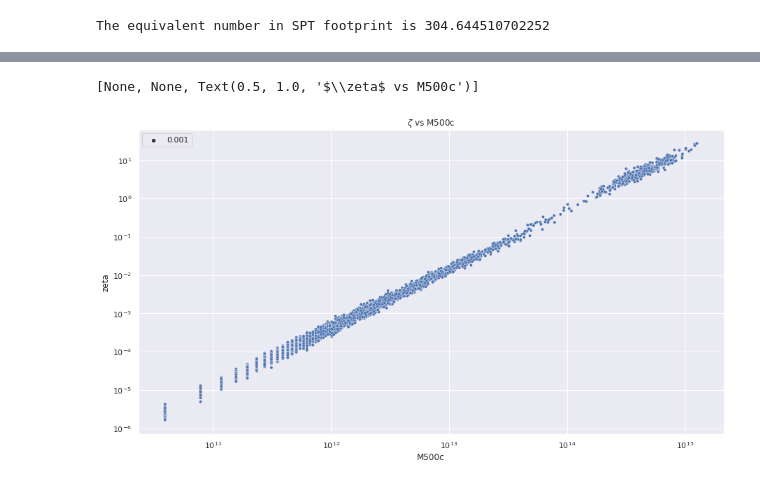
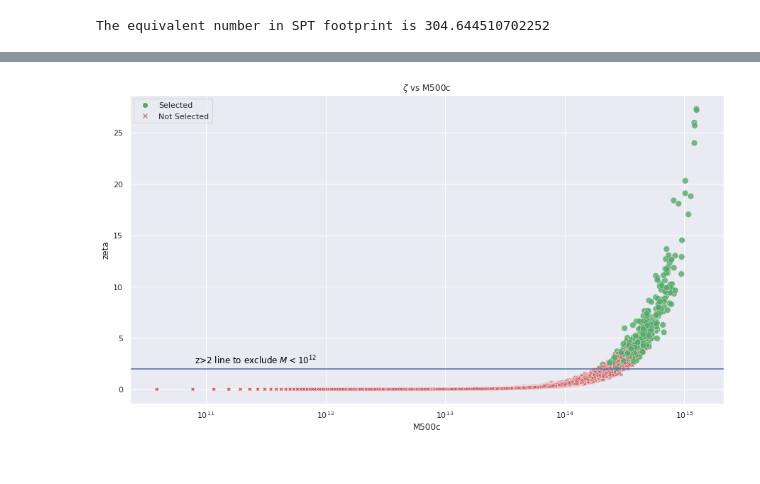
Before and after one commit to zchvsre/des_spt_selection, a Jupyter notebook: assign_zeta.ipynb, the cells around one changed output, grey strips where cells are left out. Drawn from its saved outputs; the diff is of its cells as text; code cells hidden in the pictures.

```diff
--- a/assign_zeta.ipynb
+++ b/assign_zeta.ipynb
@@ -69,11 +70,14 @@ list(f.keys())
 ['halos']
 # %%
 halos = f['halos']
-#print(halos.dtype)
+print(halos.dtype)
 m500c = halos['alt_m_SO'][:,2]
+m200b = halos['alt_m_SO'][:,0]
 pos_x = halos['pos'][:,0]
 pos_y = halos['pos'][:,1]
 pos_z = halos['pos'][:,2]
+halo_id = halos['id']
+parent_id = halos['parent_id']
 number = len(m500c)
 z = 0.3
 z_column = z*np.ones(number)
@@ -88,8 +98,8 @@ print(halos.shape)
 [('id', '<i8'), ('parent_id', '<i8'), ('pos', '<f4', (3,)), ('vel', '<f4', (3,)), ('corevel', '<f4', (3,)), ('bulkvel', '<f4', (3,)), ('m', '<f4'), ('m_SO', '<f4'), ('r', '<f4'), ('child_r', '<f4'), ( ...
 (9859105,)
 # %%
-column_names = ["M500c","z","pos_x","pos_y","pos_z"]
-halo_df = pd.DataFrame(data=dict(zip(column_names,(m500c,z_column,pos_x,pos_y,pos_z))))
+column_names = ["id","parent_id","M500c","M200b","z","pos_x","pos_y","pos_z"]
+halo_df = pd.DataFrame(data=dict(zip(column_names,(halo_id,parent_id,m500c,m200b,z_column,pos_x,pos_y,pos_z))))
 # %% [markdown]
 S.Grandis:
 
@@ -189,2 +197,5 @@ I am using $\xi=5$ temporarily to compare with the real data.
 # %%
-halo_df['SPT_sel'] = halo_df.progress_apply(lambda x : 1 if x['xi']>=5 else 0,axis=1)
+halo_df['xi_gt_45'] = halo_df.progress_apply(lambda x : 1 if x['xi']>=4.5 else 0,axis=1)
+halo_df['xi_gt_5'] = halo_df.progress_apply(lambda x : 1 if x['xi']>=5 else 0,axis=1)
+halo_df['zeta_gt_2'] = halo_df.progress_apply(lambda x : 1 if x['zeta']>=2 else 0,axis=1)
+halo_df['select'] = halo_df['xi_gt_45'] & halo_df['zeta_gt_2']
@@ -213,6 +242,15 @@ plt.show()
 # %%
-plot1 = sns.scatterplot(halo_df_sel['M500c'],halo_df_sel['zeta'],size = 0.001)
-plot1.set(xscale="log",yscale="log",title="$\zeta$ vs M500c")
+markers = {1: "o", 0: "X"}
+plot1 = sns.scatterplot(x='M500c',y='zeta',data=halo_df,size="select",sizes=(75,25),alpha=0.8,hue="select",palette=["r","g"],style="select",markers=markers,legend=False)
+
+plot1.set(xscale="log",yscale="linear",title="$\zeta$ vs M500c")
+custom = [Line2D([], [], marker='o', color='g', linestyle='None'),
+          Line2D([], [], marker='x', color='r', linestyle='None')]
+
+plot1.axhline(2)
+plt.legend(custom, ['Selected', 'Not Selected'], loc='upper left')
+plt.text(0.8*1E11,2.5, "z>2 line to exclude $M < 10^{12}$", color='black')
+
+plt.show()
 # %% [output]
-[None, None, Text(0.5, 1.0, '$\\zeta$ vs M500c')]
-[figure, old version]
+[figure, new version]
```
Also changed, not shown: parts of 23 cells of this notebook.
